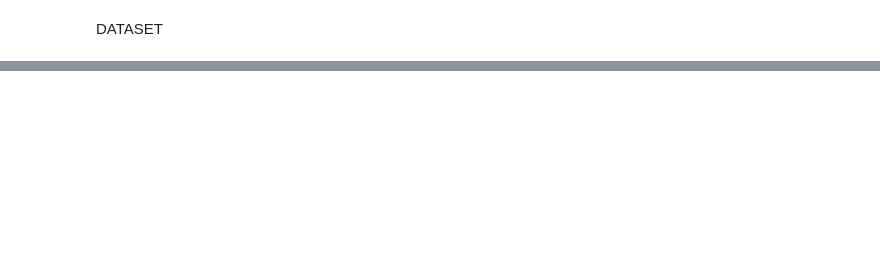
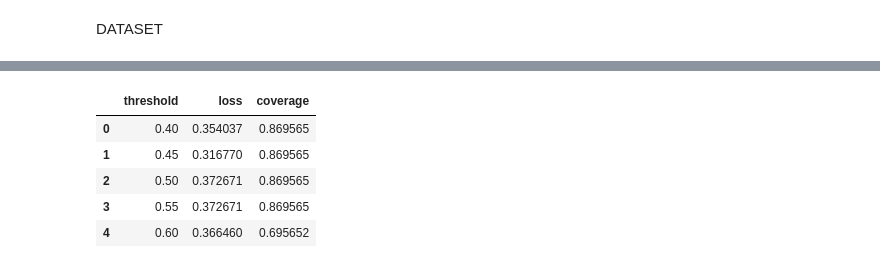
Before and after one commit to rahmahsf/projekta, a Jupyter notebook: perhitungan_indikator_bor,los,gdr (1).ipynb, the cells around one changed output, grey strips where cells are left out. Saved outputs shown, nothing was run; the diff lists cells and outputs as text; code cells hidden in the pictures; blank space fills up the shorter version.

```diff
--- a/perhitungan_indikator_bor,los,gdr (1).ipynb
+++ b/perhitungan_indikator_bor,los,gdr (1).ipynb
@@ -494,0 +553,3 @@ df_kasus.to_sql(
+# %%
+scaler = MinMaxScaler()
+X = scaler.fit_transform(X)
@@ -494,0 +561,29 @@ df_kasus.to_sql(
+# %%
+def cbr_predict(X_train, y_train, X_test, threshold=0.5):
+
+    y_pred = []
+
+    for x in X_test:
+
+        # hitung jarak Euclidean
+        distances = np.linalg.norm(X_train - x, axis=1)
+
+        # ubah ke similarity (semakin besar semakin mirip)
+        similarity = 1 / (1 + distances)
+
+        # ambil index yang lolos threshold
+        idx = np.where(similarity >= threshold)[0]
+
+        if len(idx) == 0:
+            # kalau gak ada yang mirip → kosong
+            y_pred.append(np.zeros(y_train.shape[1]))
+        else:
+            # ambil label dari yang mirip
+            selected_labels = y_train[idx]
+
+            # voting (rata-rata)
+            pred = (selected_labels.mean(axis=0) >= 0.5).astype(int)
+
+            y_pred.append(pred)
+
+    return np.array(y_pred)
@@ -494,0 +718,14 @@ df_kasus.to_sql(
+# %%
+summary = df_results.groupby('threshold').agg({
+    'loss': 'mean',
+    'coverage': 'mean'
+}).reset_index()
+
+summary
+# %% [output]
+|  | threshold | loss | coverage |
+| 0 | 0.40 | 0.354037 | 0.869565 |
+| 1 | 0.45 | 0.316770 | 0.869565 |
+| 2 | 0.50 | 0.372671 | 0.869565 |
+| 3 | 0.55 | 0.372671 | 0.869565 |
+| 4 | 0.60 | 0.366460 | 0.695652 |
```
Also changed, not shown: parts of 27 cells of this notebook, 10 other files.
